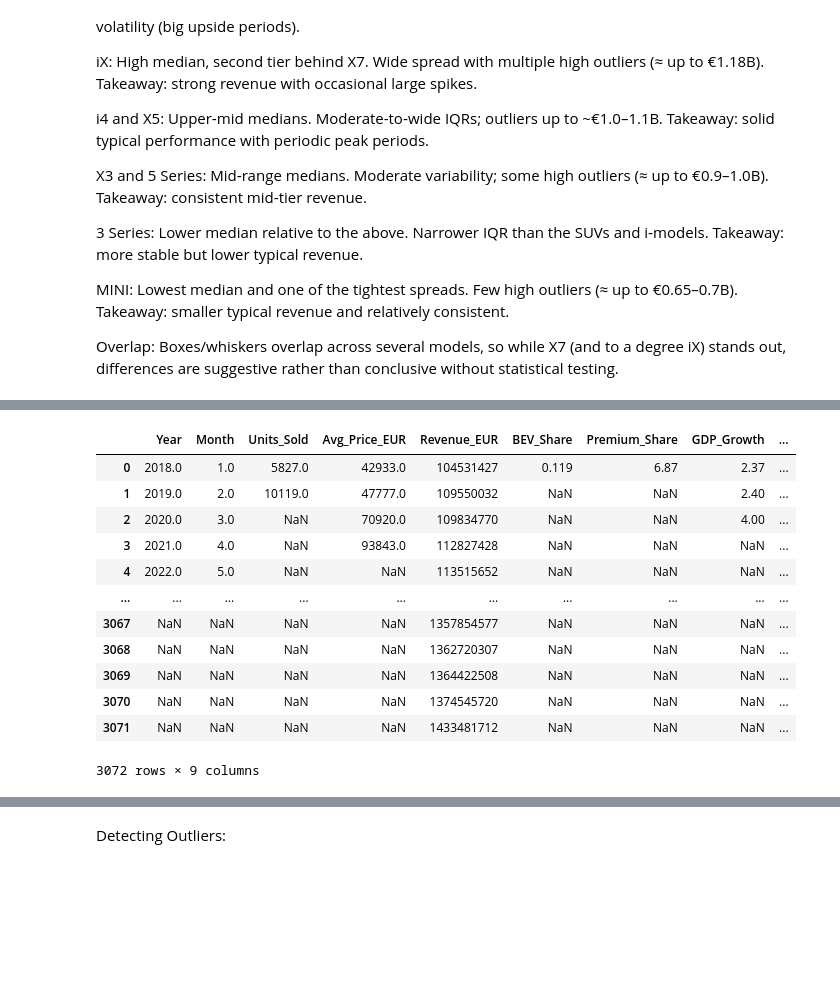
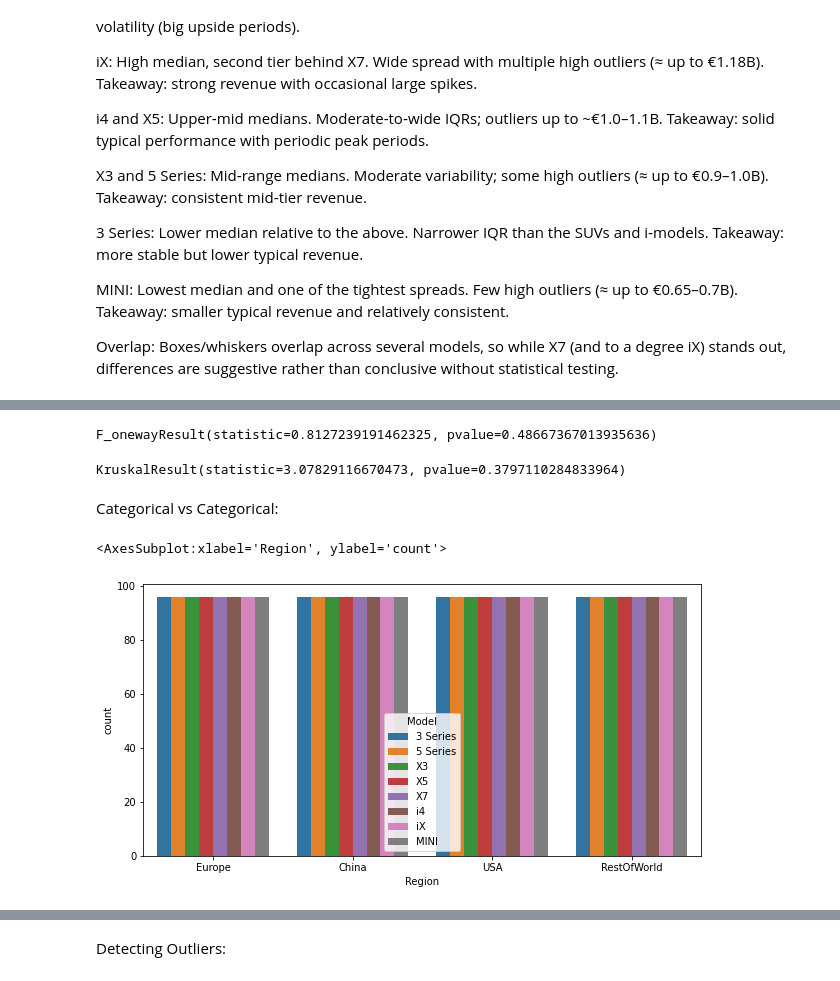
Before and after one commit to SulaimanTajuddin/EDA-BMW-Global-Automotive-Sales, a Jupyter notebook: EDA.ipynb, the cells around one changed output, grey strips where cells are left out. Drawn from its saved outputs; the diff is of its cells as text; code cells hidden in the pictures; blank space fills up the shorter version.

```diff
--- a/EDA.ipynb
+++ b/EDA.ipynb
@@ -195,16 +212,19 @@ df.describe().T
-# %%
-df.mode(numeric_only=True)
-# %% [output]
-|  | Year | Month | Units_Sold | Avg_Price_EUR | Revenue_EUR | BEV_Share | Premium_Share | GDP_Growth | ... |
-| 0 | 2018.0 | 1.0 | 5827.0 | 42933.0 | 104531427 | 0.119 | 6.87 | 2.37 | ... |
-| 1 | 2019.0 | 2.0 | 10119.0 | 47777.0 | 109550032 | NaN | NaN | 2.40 | ... |
-| 2 | 2020.0 | 3.0 | NaN | 70920.0 | 109834770 | NaN | NaN | 4.00 | ... |
-| 3 | 2021.0 | 4.0 | NaN | 93843.0 | 112827428 | NaN | NaN | NaN | ... |
-| 4 | 2022.0 | 5.0 | NaN | NaN | 113515652 | NaN | NaN | NaN | ... |
-| ... | ... | ... | ... | ... | ... | ... | ... | ... | ... |
-| 3067 | NaN | NaN | NaN | NaN | 1357854577 | NaN | NaN | NaN | ... |
-| 3068 | NaN | NaN | NaN | NaN | 1362720307 | NaN | NaN | NaN | ... |
-| 3069 | NaN | NaN | NaN | NaN | 1364422508 | NaN | NaN | NaN | ... |
-| 3070 | NaN | NaN | NaN | NaN | 1374545720 | NaN | NaN | NaN | ... |
-| 3071 | NaN | NaN | NaN | NaN | 1433481712 | NaN | NaN | NaN | ... |
-3072 rows × 9 columns
+# %%
+# ANOVA (Parametric) , Revenue by Region
+groups = [g['Revenue_EUR'] for _, g in df.groupby('Region')]
+f_oneway(*groups)
+# %% [output]
+F_onewayResult(statistic=0.8127239191462325, pvalue=0.48667367013935636)
+# %%
+#  Kruskal–Wallis (Non‑parametric), Revenue by Region
+kruskal(*groups)
+# %% [output]
+KruskalResult(statistic=3.07829116670473, pvalue=0.3797110284833964)
+# %% [markdown]
+Categorical vs Categorical:
+# %%
+plt.figure(figsize=(10,5))
+sns.countplot(x='Region', hue='Model', data=df)
+# %% [output]
+<AxesSubplot:xlabel='Region', ylabel='count'>
+[figure, added]
```
Also changed, not shown: parts of 11 cells of this notebook.
